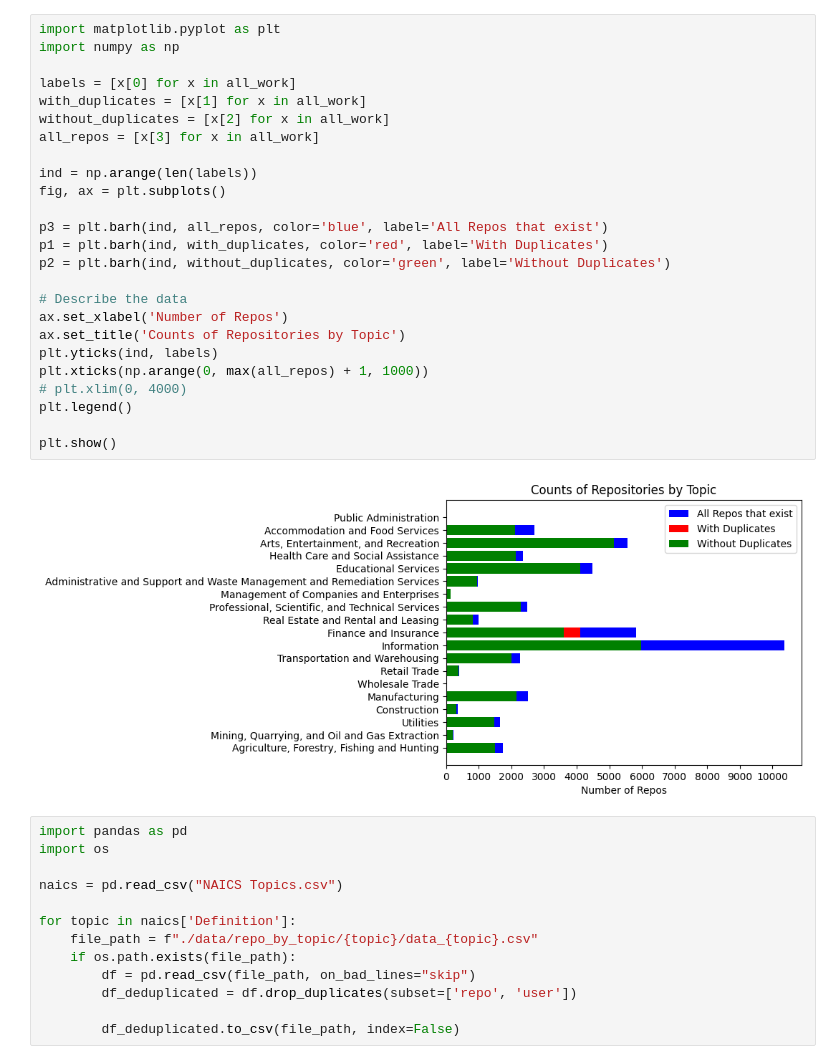
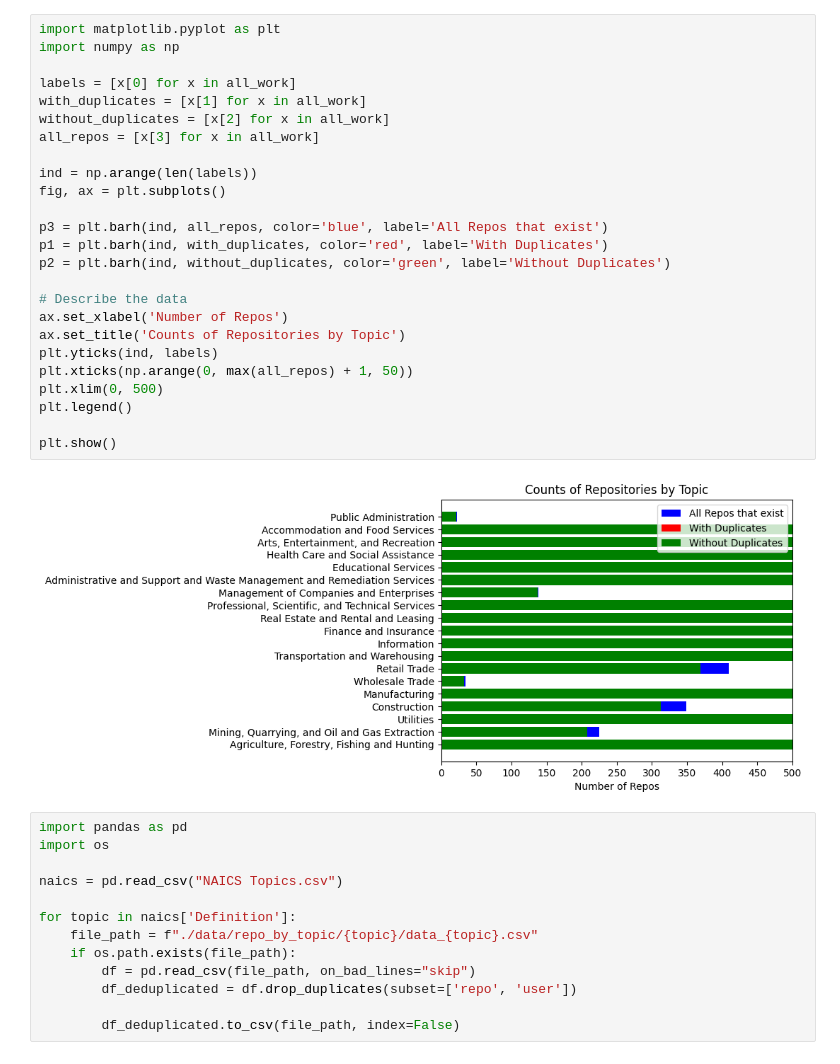
Before and after one commit to JayYeung/github-data-extraction, a Jupyter notebook: tester.ipynb, the cells around one changed output. Saved outputs shown, nothing was run; the diff lists cells and outputs as text.

```diff
--- a/tester.ipynb
+++ b/tester.ipynb
@@ -65,30 +65,30 @@ unfinish 1
 # %%
 import matplotlib.pyplot as plt
 import numpy as np
 
 labels = [x[0] for x in all_work]
 with_duplicates = [x[1] for x in all_work]
 without_duplicates = [x[2] for x in all_work]
 all_repos = [x[3] for x in all_work]
 
 ind = np.arange(len(labels))
 fig, ax = plt.subplots()
 
 p3 = plt.barh(ind, all_repos, color='blue', label='All Repos that exist')
 p1 = plt.barh(ind, with_duplicates, color='red', label='With Duplicates')
 p2 = plt.barh(ind, without_duplicates, color='green', label='Without Duplicates')
 
 # Describe the data
 ax.set_xlabel('Number of Repos')
 ax.set_title('Counts of Repositories by Topic')
 plt.yticks(ind, labels)
-plt.xticks(np.arange(0, max(all_repos) + 1, 1000))
-# plt.xlim(0, 4000)
+plt.xticks(np.arange(0, max(all_repos) + 1, 50))
+plt.xlim(0, 500)
 plt.legend()
 
 plt.show()
 # %% [output]
-[figure, old version]
+[figure, new version]
 # %%
 import pandas as pd
 import os
```
Also changed, not shown: parts of 2 cells of this notebook, 11 other files.
